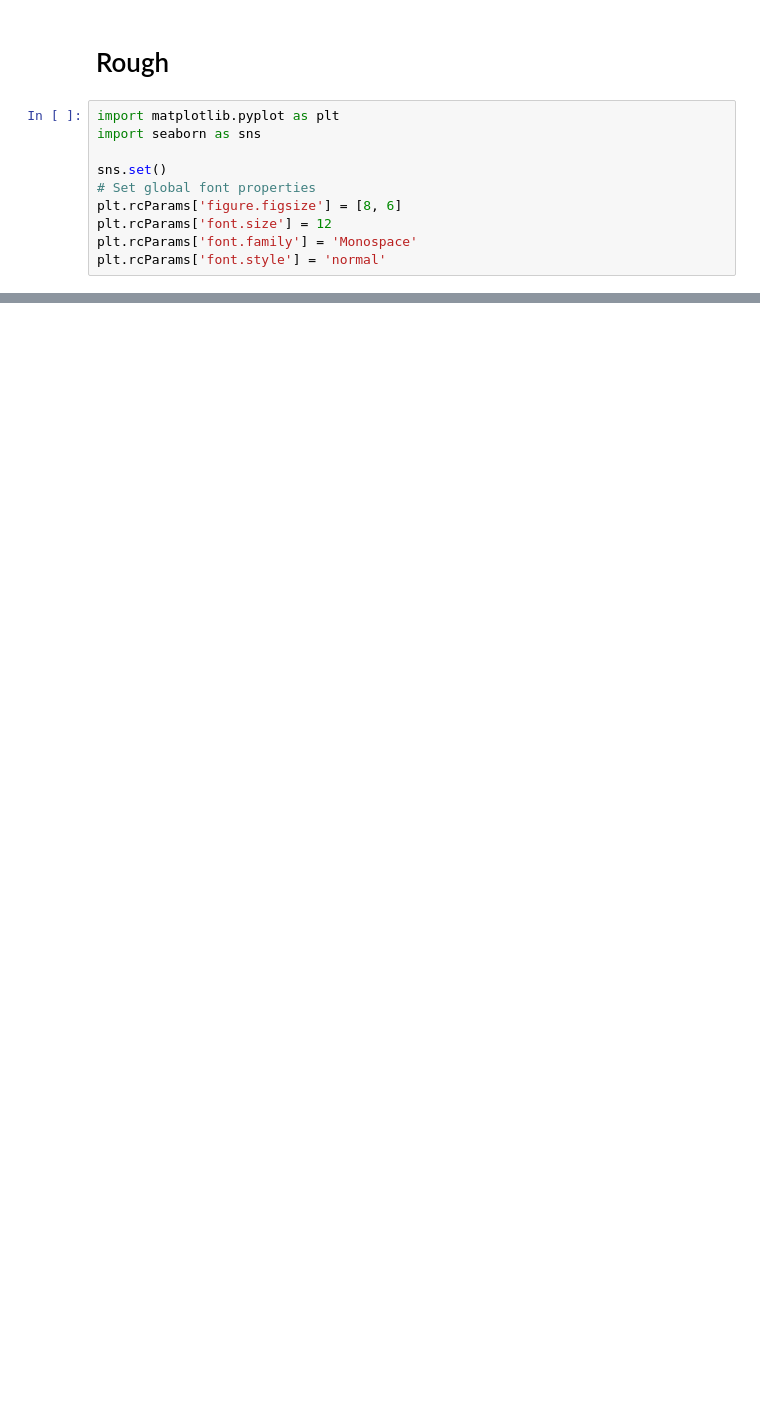
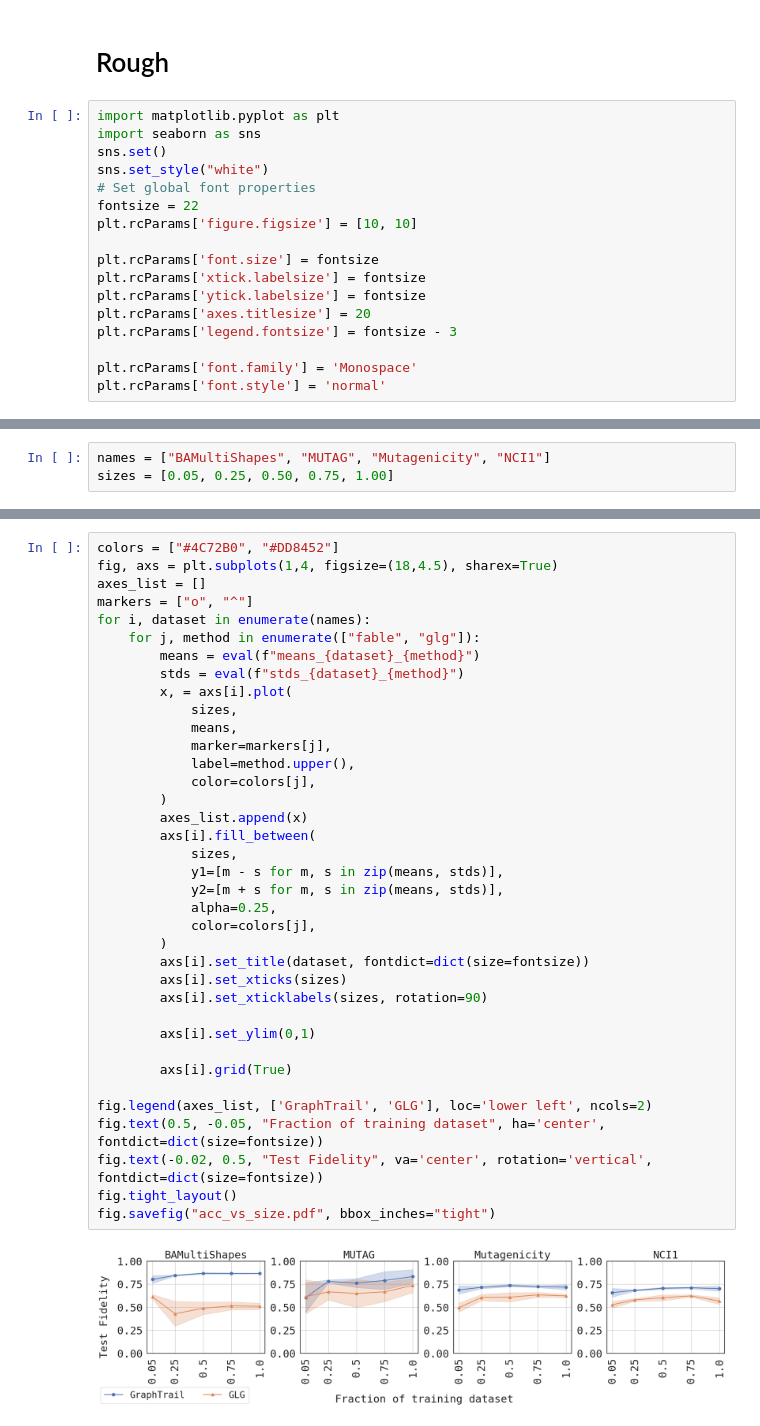
Before and after one commit to Armagaan/glgexplainer, a Jupyter notebook: code/rough.ipynb, the cells around one changed output, grey strips where cells are left out. Cells and saved outputs as stored; diff of their text form; blank space fills up the shorter version.

```diff
--- a/code/rough.ipynb
+++ b/code/rough.ipynb
@@ -3,10 +3,17 @@
 # %%
 import matplotlib.pyplot as plt
 import seaborn as sns
+sns.set()
+sns.set_style("white")
+# Set global font properties
+fontsize = 22
+plt.rcParams['figure.figsize'] = [10, 10]
 
-sns.set()
-# Set global font properties
-plt.rcParams['figure.figsize'] = [8, 6]
-plt.rcParams['font.size'] = 12
+plt.rcParams['font.size'] = fontsize
+plt.rcParams['xtick.labelsize'] = fontsize
+plt.rcParams['ytick.labelsize'] = fontsize
+plt.rcParams['axes.titlesize'] = 20
+plt.rcParams['legend.fontsize'] = fontsize - 3
+
 plt.rcParams['font.family'] = 'Monospace'
 plt.rcParams['font.style'] = 'normal'
@@ -54,0 +20,3 @@ plt.savefig("acc_vs_size.pdf", format="pdf")
+# %%
+names = ["BAMultiShapes", "MUTAG", "Mutagenicity", "NCI1"]
+sizes = [0.05, 0.25, 0.50, 0.75, 1.00]
@@ -54,0 +51,39 @@ plt.savefig("acc_vs_size.pdf", format="pdf")
+# %%
+colors = ["#4C72B0", "#DD8452"]
+fig, axs = plt.subplots(1,4, figsize=(18,4.5), sharex=True)
+axes_list = []
+markers = ["o", "^"]
+for i, dataset in enumerate(names):
+    for j, method in enumerate(["fable", "glg"]):
+        means = eval(f"means_{dataset}_{method}")
+        stds = eval(f"stds_{dataset}_{method}")
+        x, = axs[i].plot(
+            sizes,
+            means,
+            marker=markers[j],
+            label=method.upper(),
+            color=colors[j],
+        )
+        axes_list.append(x)
+        axs[i].fill_between(
+            sizes,
+            y1=[m - s for m, s in zip(means, stds)],
+            y2=[m + s for m, s in zip(means, stds)],
+            alpha=0.25,
+            color=colors[j],
+        )
+        axs[i].set_title(dataset, fontdict=dict(size=fontsize))
+        axs[i].set_xticks(sizes)
+        axs[i].set_xticklabels(sizes, rotation=90)
+
+        axs[i].set_ylim(0,1)
+
+        axs[i].grid(True)
+
+fig.legend(axes_list, ['GraphTrail', 'GLG'], loc='lower left', ncols=2)
+fig.text(0.5, -0.05, "Fraction of training dataset", ha='center', fontdict=dict(size=fontsize))
+fig.text(-0.02, 0.5, "Test Fidelity", va='center', rotation='vertical', fontdict=dict(size=fontsize))
+fig.tight_layout()
+fig.savefig("acc_vs_size.pdf", bbox_inches="tight")
+# %% [output]
+[figure, added]
```
Also changed, not shown: parts of 5 cells of this notebook, 21 other files.
